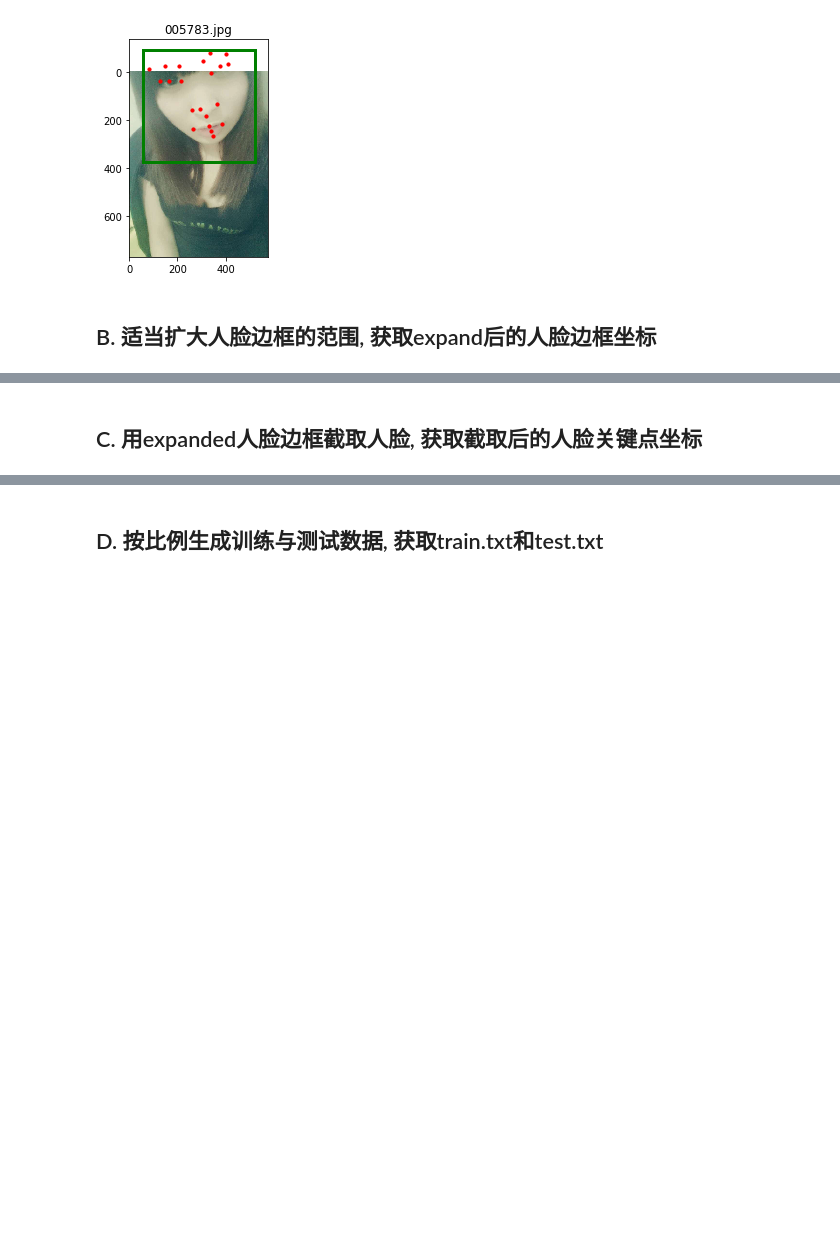
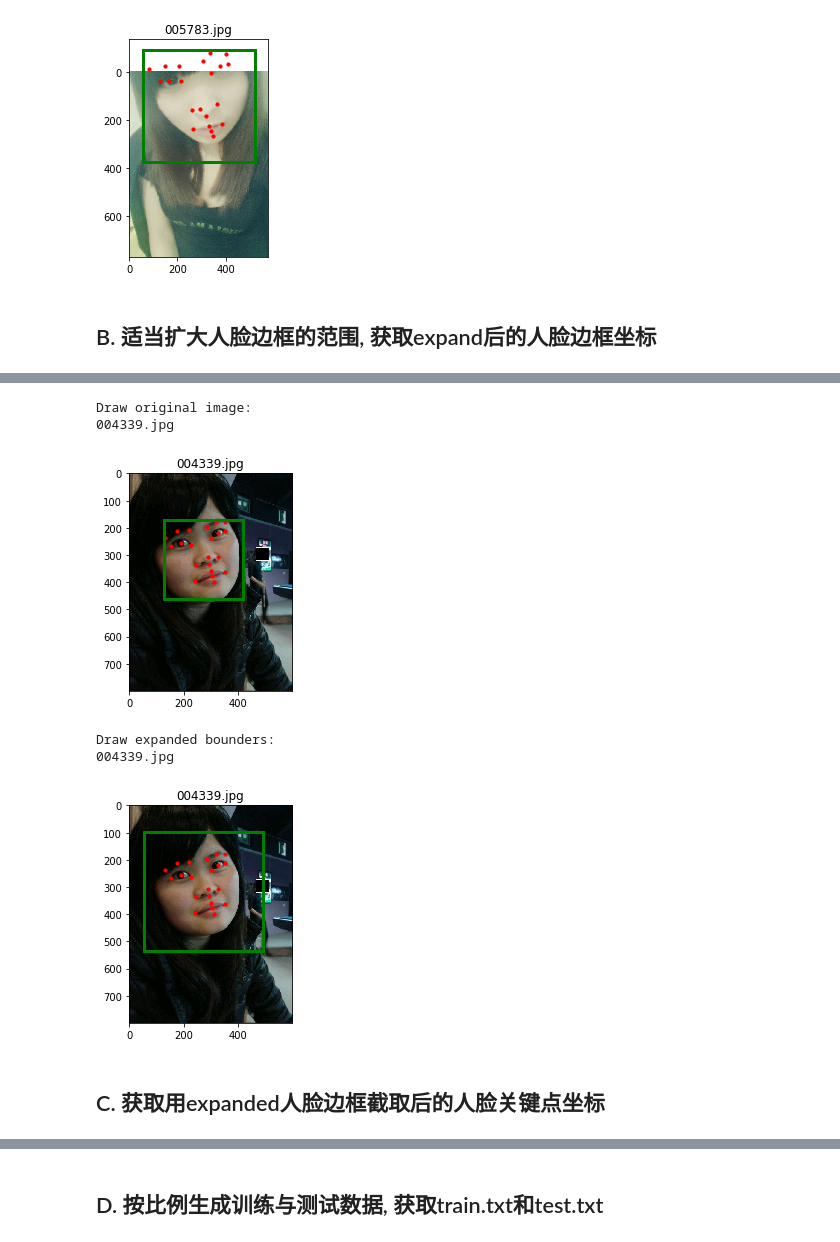
Before and after one commit to GGGHSL/Deep-Learning-CV-master, a Jupyter notebook: Project03_Face_Keypoints_Detection/my_generate_train_test_list.ipynb, the cells around one changed output, grey strips where cells are left out. Drawn from its saved outputs; the diff is of its cells as text; code cells hidden in the pictures; blank space fills up the shorter version.

```diff
--- a/Project03_Face_Keypoints_Detection/my_generate_train_test_list.ipynb
+++ b/Project03_Face_Keypoints_Detection/my_generate_train_test_list.ipynb
@@ -110,2 +205,11 @@ next(RD)
+# %%
+next(EB)
+# %% [output]
+Draw original image:
+004339.jpg
+[figure, added]
+Draw expanded bounders:
+004339.jpg
+[figure, added]
 # %% [markdown]
-## C. 用expanded人脸边框截取人脸, 获取截取后的人脸关键点坐标
+## C. 获取用expanded人脸边框截取后的人脸关键点坐标
```
Also changed, not shown: parts of 27 cells of this notebook, 2 other files.
